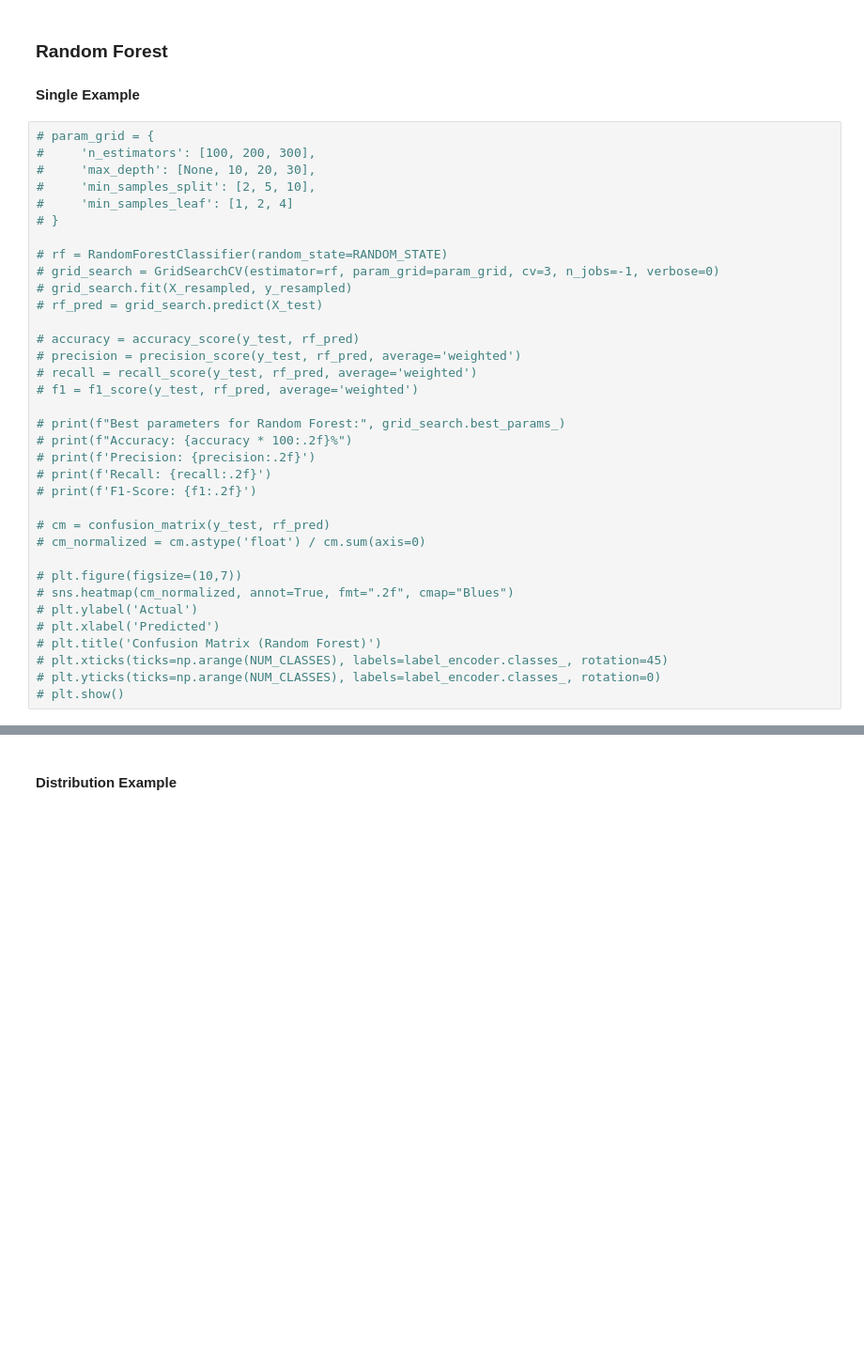
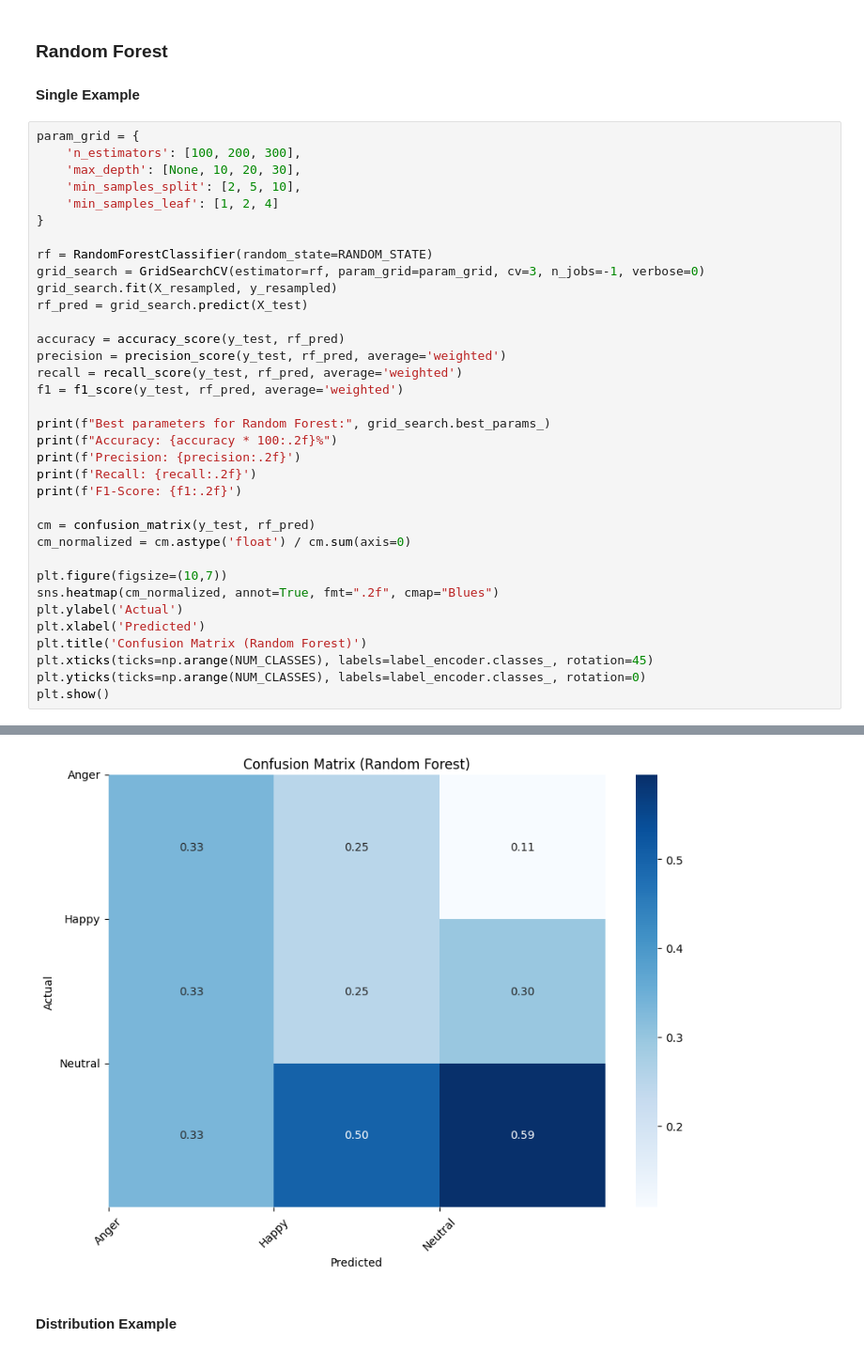
Before and after one commit to denskrlv/PosEmotion, a Jupyter notebook: posemotion.ipynb, the cells around one changed output, grey strips where cells are left out. Shown at 94% size. Drawn from its saved outputs; the diff is of its cells as text; blank space fills up the shorter version.

```diff
--- a/posemotion.ipynb
+++ b/posemotion.ipynb
@@ -594,37 +594,38 @@ F1-Score: 0.2937 ± 0.0576
 
 #### Single Example
 # %%
-# param_grid = {
-#     'n_estimators': [100, 200, 300],
-#     'max_depth': [None, 10, 20, 30],
-#     'min_samples_split': [2, 5, 10],
-#     'min_samples_leaf': [1, 2, 4]
-# }
+param_grid = {
+    'n_estimators': [100, 200, 300],
+    'max_depth': [None, 10, 20, 30],
+    'min_samples_split': [2, 5, 10],
+    'min_samples_leaf': [1, 2, 4]
+}
 
-# rf = RandomForestClassifier(random_state=RANDOM_STATE)
-# grid_search = GridSearchCV(estimator=rf, param_grid=param_grid, cv=3, n_jobs=-1, verbose=0)
-# grid_search.fit(X_resampled, y_resampled)
-# rf_pred = grid_search.predict(X_test)
+rf = RandomForestClassifier(random_state=RANDOM_STATE)
+grid_search = GridSearchCV(estimator=rf, param_grid=param_grid, cv=3, n_jobs=-1, verbose=0)
+grid_search.fit(X_resampled, y_resampled)
+rf_pred = grid_search.predict(X_test)
 
-# accuracy = accuracy_score(y_test, rf_pred)
-# precision = precision_score(y_test, rf_pred, average='weighted')
-# recall = recall_score(y_test, rf_pred, average='weighted')
-# f1 = f1_score(y_test, rf_pred, average='weighted')
+accuracy = accuracy_score(y_test, rf_pred)
+precision = precision_score(y_test, rf_pred, average='weighted')
+recall = recall_score(y_test, rf_pred, average='weighted')
+f1 = f1_score(y_test, rf_pred, average='weighted')
 
-# print(f"Best parameters for Random Forest:", grid_search.best_params_)
-# print(f"Accuracy: {accuracy * 100:.2f}%")
-# print(f'Precision: {precision:.2f}')
-# print(f'Recall: {recall:.2f}')
-# print(f'F1-Score: {f1:.2f}')
+print(f"Best parameters for Random Forest:", grid_search.best_params_)
+print(f"Accuracy: {accuracy * 100:.2f}%")
+print(f'Precision: {precision:.2f}')
+print(f'Recall: {recall:.2f}')
+print(f'F1-Score: {f1:.2f}')
 
-# cm = confusion_matrix(y_test, rf_pred)
-# cm_normalized = cm.astype('float') / cm.sum(axis=0)
+cm = confusion_matrix(y_test, rf_pred)
+cm_normalized = cm.astype('float') / cm.sum(axis=0)
 
-# plt.figure(figsize=(10,7))
-# sns.heatmap(cm_normalized, annot=True, fmt=".2f", cmap="Blues")
-# plt.ylabel('Actual')
-# plt.xlabel('Predicted')
-# plt.title('Confusion Matrix (Random Forest)')
-# plt.xticks(ticks=np.arange(NUM_CLASSES), labels=label_encoder.classes_, rotation=45)
-# plt.yticks(ticks=np.arange(NUM_CLASSES), labels=label_encoder.classes_, rotation=0)
-# plt.show()
+plt.figure(figsize=(10,7))
+sns.heatmap(cm_normalized, annot=True, fmt=".2f", cmap="Blues")
+plt.ylabel('Actual')
+plt.xlabel('Predicted')
+plt.title('Confusion Matrix (Random Forest)')
+plt.xticks(ticks=np.arange(NUM_CLASSES), labels=label_encoder.classes_, rotation=45)
+plt.yticks(ticks=np.arange(NUM_CLASSES), labels=label_encoder.classes_, rotation=0)
+plt.show()
+# %% [output]
@@ -631,3 +637,4 @@ F1-Score: 0.2937 ± 0.0576
+[figure, added]
 # %% [markdown]
 #### Distribution Example
 # %%
```
Also changed, not shown: parts of 11 cells of this notebook, 4 other files.
